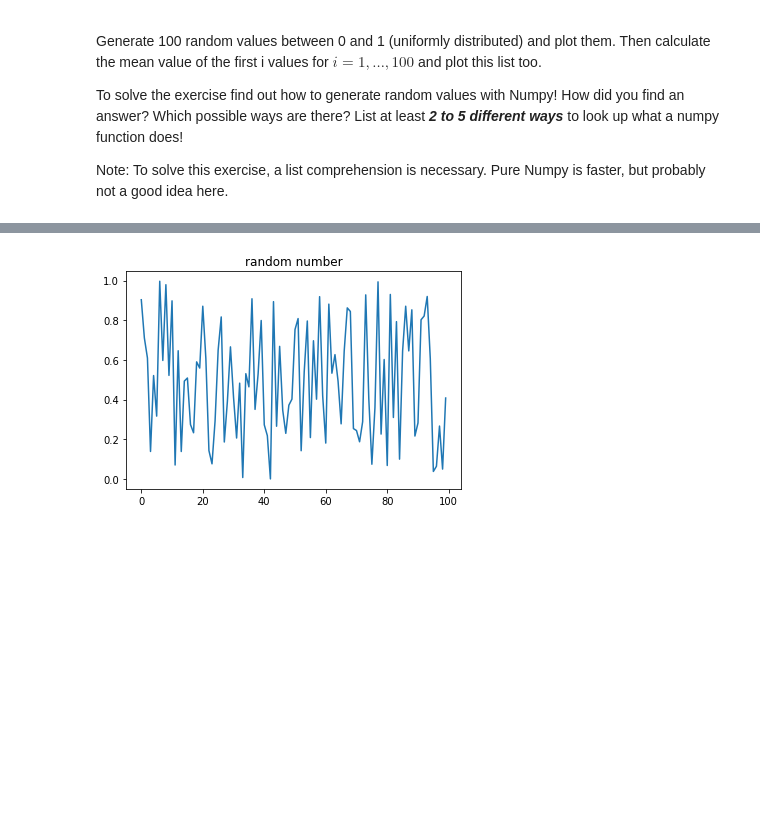
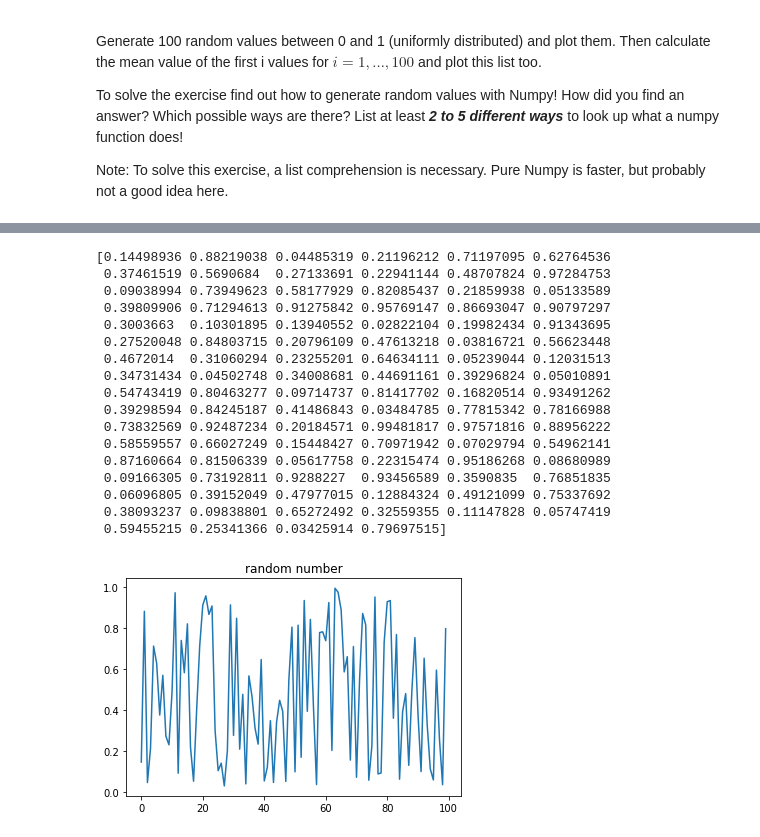
Before and after one commit to Bokubst/homework-scientific-computing, a Jupyter notebook: homework04-python-scientific-ecosystem/Homework 4-Vibol SAN.ipynb, the cells around one changed output, grey strips where cells are left out. Drawn from its saved outputs; the diff is of its cells as text; code cells hidden in the pictures; blank space fills up the shorter version.

```diff
--- a/homework04-python-scientific-ecosystem/Homework 4-Vibol SAN.ipynb
+++ b/homework04-python-scientific-ecosystem/Homework 4-Vibol SAN.ipynb
@@ -122,8 +129,26 @@ print(random)
 # %%
-import matplotlib.pyplot as plt
+random1 = np.random.rand(100)
+print(random1)
 
-plt.plot(random, label = 'random number')
+plt.plot(random1, label = 'random number')
 plt.title('random number')
 plt.show()
 # %% [output]
+[0.14498936 0.88219038 0.04485319 0.21196212 0.71197095 0.62764536
+ 0.37461519 0.5690684  0.27133691 0.22941144 0.48707824 0.97284753
+ 0.09038994 0.73949623 0.58177929 0.82085437 0.21859938 0.05133589
+ 0.39809906 0.71294613 0.91275842 0.95769147 0.86693047 0.90797297
+ 0.3003663  0.10301895 0.13940552 0.02822104 0.19982434 0.91343695
+ 0.27520048 0.84803715 0.20796109 0.47613218 0.03816721 0.56623448
+ 0.4672014  0.31060294 0.23255201 0.64634111 0.05239044 0.12031513
+ 0.34731434 0.04502748 0.34008681 0.44691161 0.39296824 0.05010891
+ 0.54743419 0.80463277 0.09714737 0.81417702 0.16820514 0.93491262
+ 0.39298594 0.84245187 0.41486843 0.03484785 0.77815342 0.78166988
+ 0.73832569 0.92487234 0.20184571 0.99481817 0.97571816 0.88956222
+ 0.58559557 0.66027249 0.15448427 0.70971942 0.07029794 0.54962141
+ 0.87160664 0.81506339 0.05617758 0.22315474 0.95186268 0.08680989
+ 0.09166305 0.73192811 0.9288227  0.93456589 0.3590835  0.76851835
+ 0.06096805 0.39152049 0.47977015 0.12884324 0.49121099 0.75337692
+ 0.38093237 0.09838801 0.65272492 0.32559355 0.11147828 0.05747419
+ 0.59455215 0.25341366 0.03425914 0.79697515]
-[figure, old version]
+[figure, new version]
```
Also changed, not shown: parts of 2 cells of this notebook.
